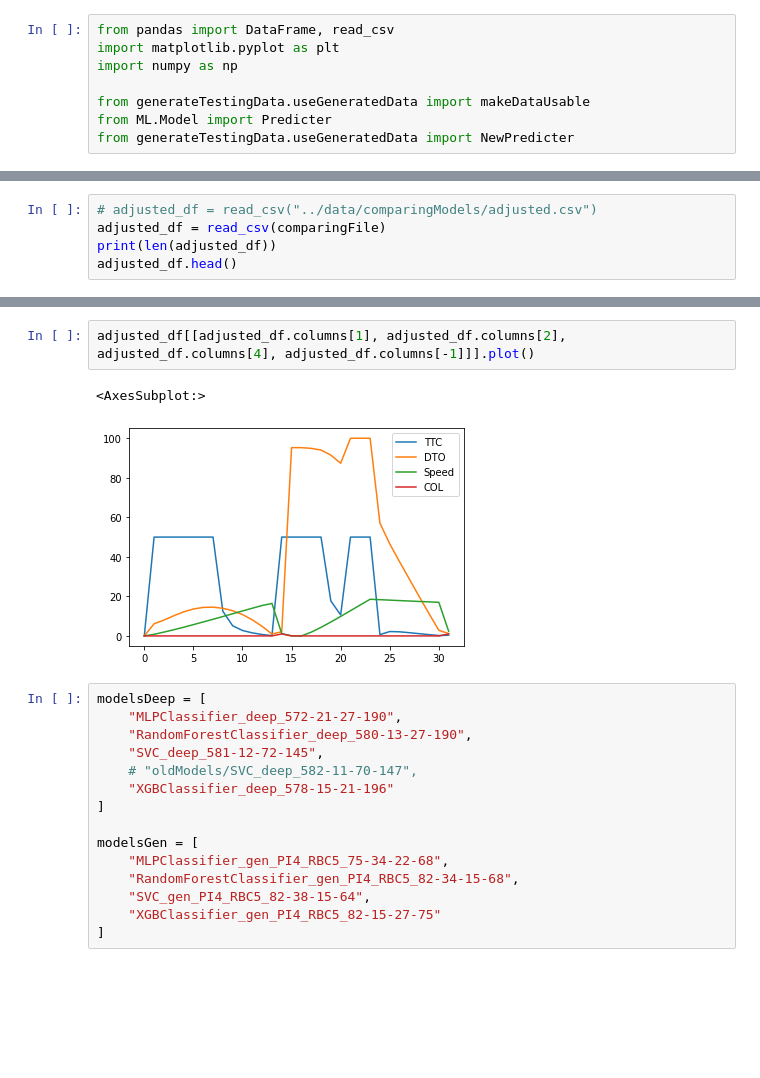
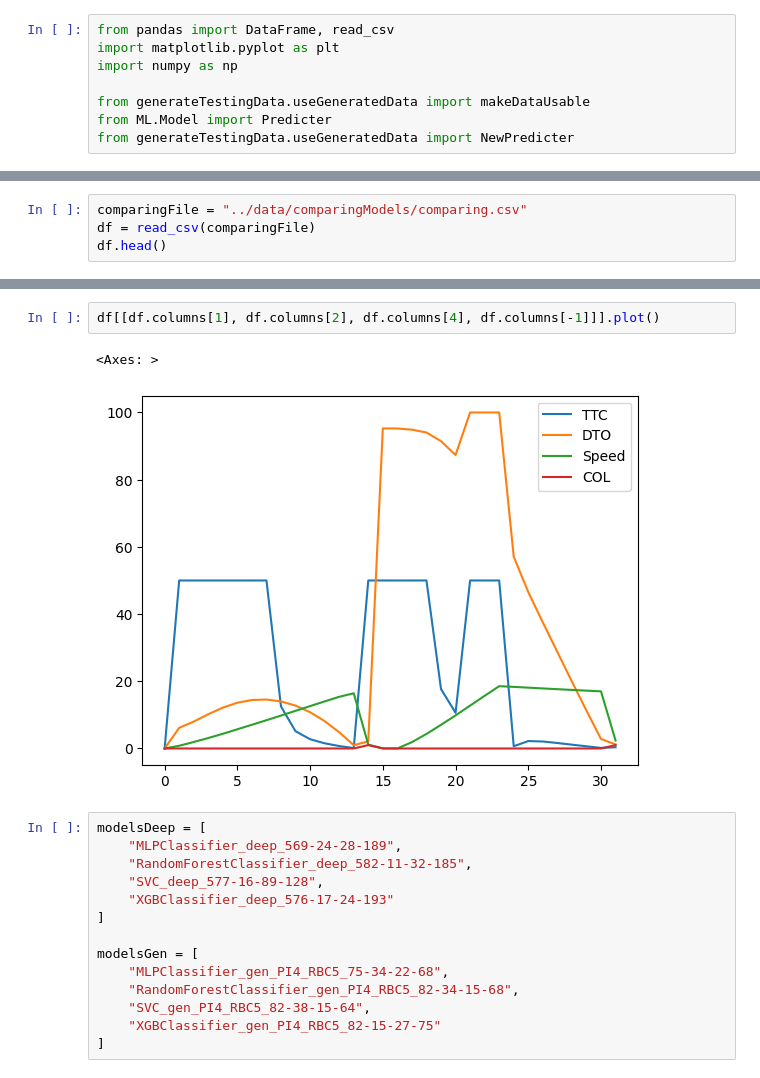
Before and after one commit to SigurdGH/MasterThesis, a Jupyter notebook: main/comparingModels.ipynb, the cells around one changed output, grey strips where cells are left out. Saved outputs shown, nothing was run; the diff lists cells and outputs as text; blank space fills up the shorter version.

```diff
--- a/main/comparingModels.ipynb
+++ b/main/comparingModels.ipynb
@@ -24,6 +132,5 @@ original_df.head()
 # %%
-# adjusted_df = read_csv("../data/comparingModels/adjusted.csv")
-adjusted_df = read_csv(comparingFile)
-print(len(adjusted_df))
-adjusted_df.head()
+comparingFile = "../data/comparingModels/comparing.csv"
+df = read_csv(comparingFile)
+df.head()
 # %% [output]
@@ -48,17 +154,16 @@ adjusted_data.head()
 | 4 | 5.0 | 50.0 | 12.476 | 5.132 | 2.751 | 14.5594 | 13.9984 | 12.7556 | 10.7941 | 0.036 | ... | ... |
 5 rows × 30 columns
 # %%
-adjusted_df[[adjusted_df.columns[1], adjusted_df.columns[2], adjusted_df.columns[4], adjusted_df.columns[-1]]].plot()
+df[[df.columns[1], df.columns[2], df.columns[4], df.columns[-1]]].plot()
 # %% [output]
-<AxesSubplot:>
+<Axes: >
-[figure, old version]
+[figure, new version]
 # %%
 modelsDeep = [
-    "MLPClassifier_deep_572-21-27-190",
-    "RandomForestClassifier_deep_580-13-27-190",
-    "SVC_deep_581-12-72-145",
-    # "oldModels/SVC_deep_582-11-70-147",
-    "XGBClassifier_deep_578-15-21-196"
+    "MLPClassifier_deep_569-24-28-189",
+    "RandomForestClassifier_deep_582-11-32-185",
+    "SVC_deep_577-16-89-128",
+    "XGBClassifier_deep_576-17-24-193"
 ]
 
 modelsGen = [
```
Also changed, not shown: parts of 24 cells of this notebook, 8 other files.
